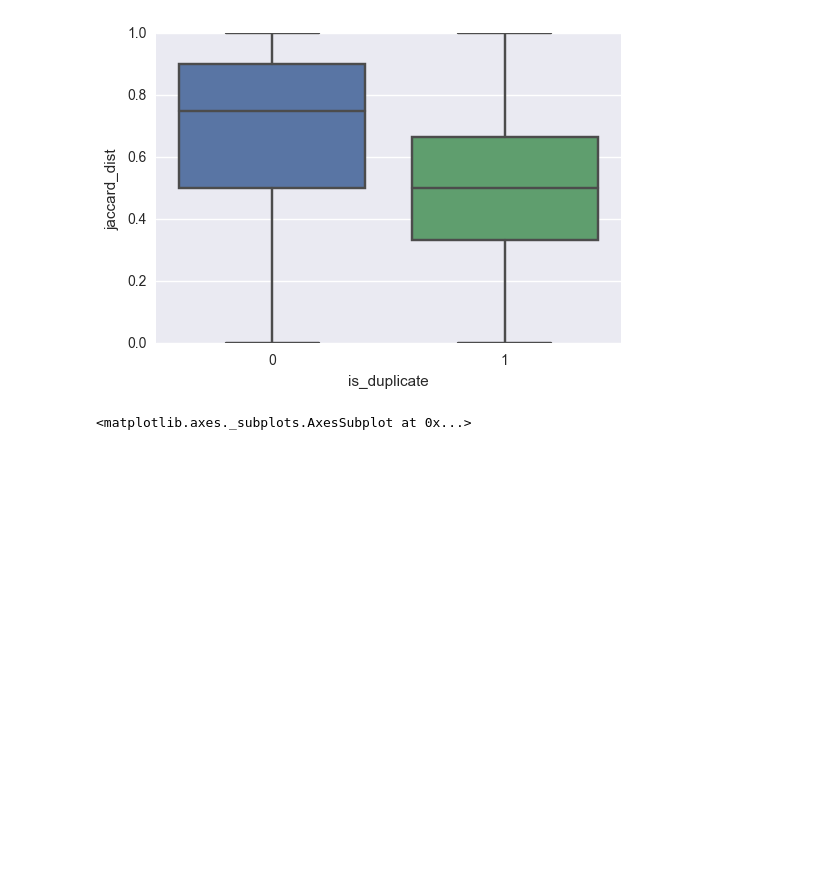
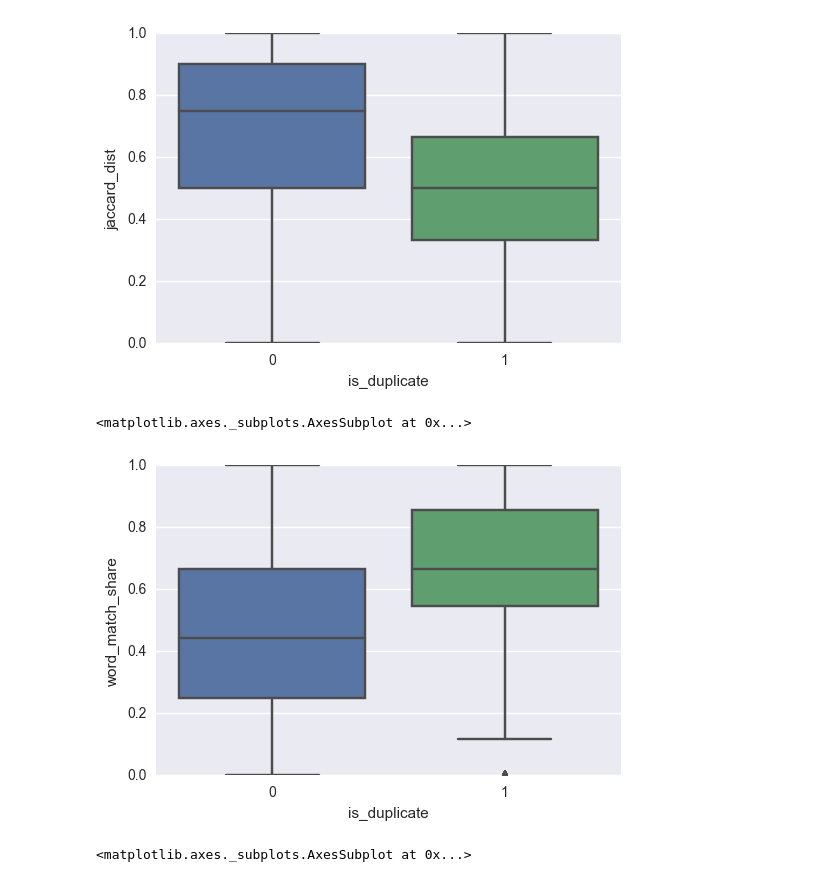
Before and after one commit to adarsh66/kaggle_quora_questionpairs, a Jupyter notebook: visualizations.ipynb, the cells around one changed output. Cells and saved outputs as stored; diff of their text form; code cells hidden in the pictures; blank space fills up the shorter version.

```diff
--- a/visualizations.ipynb
+++ b/visualizations.ipynb
@@ -28,6 +29,11 @@ sns.boxplot('is_duplicate','jaccard_dist',data=df_train,)
 # %% [output]
 <matplotlib.axes._subplots.AxesSubplot at 0x...>
 [figure]
+# %%
+sns.boxplot('is_duplicate','word_match_share',data=df_train,)
+# %% [output]
+<matplotlib.axes._subplots.AxesSubplot at 0x...>
+[figure, added]
 # %%
 sns.boxplot('is_duplicate','masi_dist',data=df_train,)
 # %% [output]
```
Also changed, not shown: parts of 1 cell of this notebook, 2 other files.
